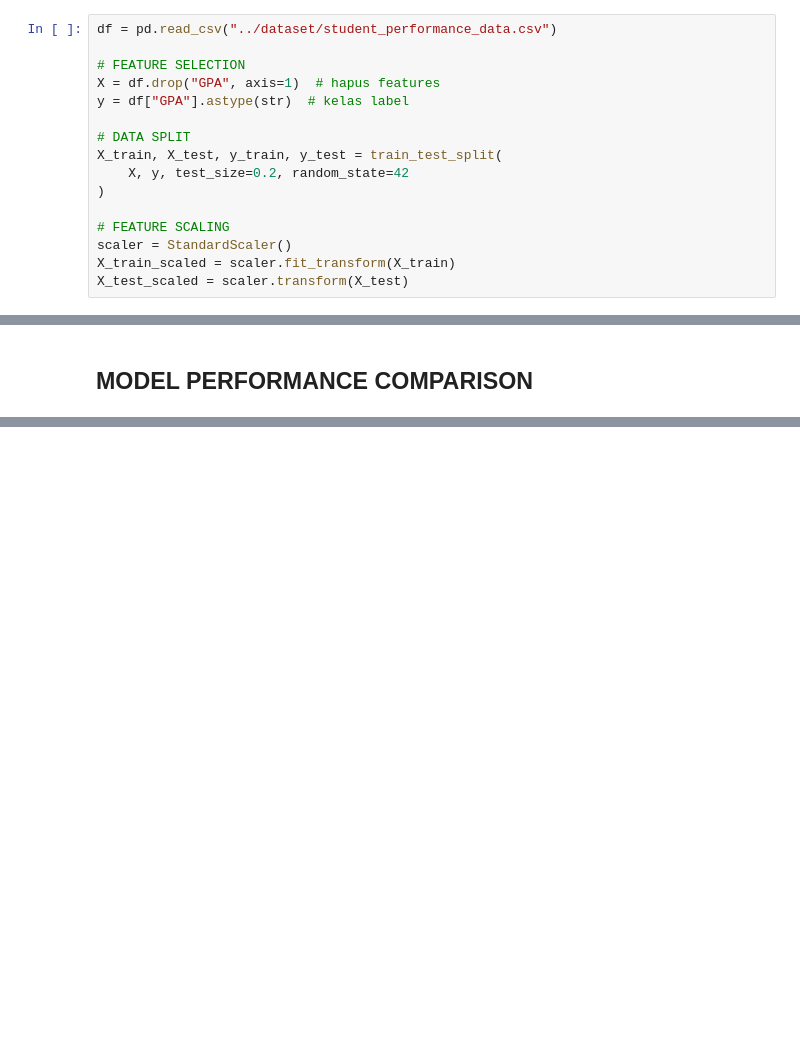
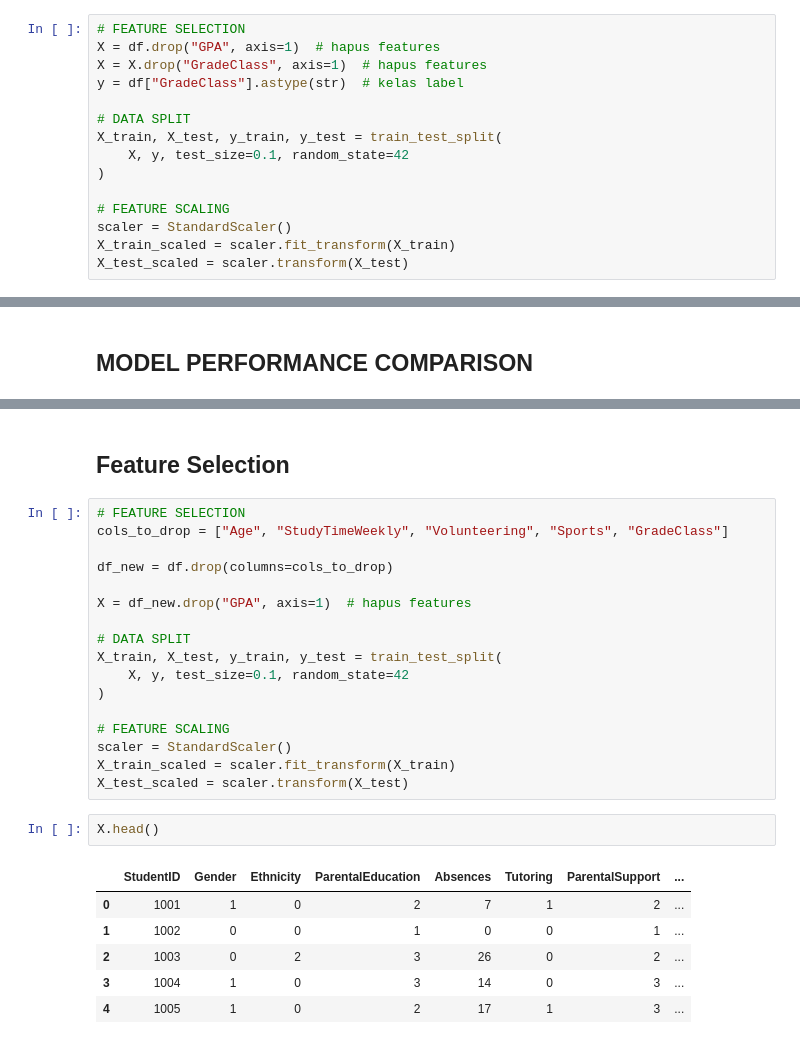
Before and after one commit to Rakasyaa/Tubes-AI-Prediksi-Prestasi-Akademik-Siswa, a Jupyter notebook: code/tubes.ipynb, the cells around one changed output, grey strips where cells are left out. Saved outputs shown, nothing was run; the diff lists cells and outputs as text; blank space fills up the shorter version.

```diff
--- a/code/tubes.ipynb
+++ b/code/tubes.ipynb
@@ -50,13 +70,12 @@ dalam data tersebut terdapat Kolom-kolom sebagai berikut:
 # %%
-df = pd.read_csv("../dataset/student_performance_data.csv")
-
 # FEATURE SELECTION
 X = df.drop("GPA", axis=1)  # hapus features
-y = df["GPA"].astype(str)  # kelas label
+X = X.drop("GradeClass", axis=1)  # hapus features
+y = df["GradeClass"].astype(str)  # kelas label
 
 # DATA SPLIT
 X_train, X_test, y_train, y_test = train_test_split(
-    X, y, test_size=0.2, random_state=42
+    X, y, test_size=0.1, random_state=42
 )
 
 # FEATURE SCALING
@@ -243,0 +173,28 @@ Accuracy: 0.31
+# %% [markdown]
+## Feature Selection
+# %%
+# FEATURE SELECTION
+cols_to_drop = ["Age", "StudyTimeWeekly", "Volunteering", "Sports", "GradeClass"]
+
+df_new = df.drop(columns=cols_to_drop)
+
+X = df_new.drop("GPA", axis=1)  # hapus features
+
+# DATA SPLIT
+X_train, X_test, y_train, y_test = train_test_split(
+    X, y, test_size=0.1, random_state=42
+)
+
+# FEATURE SCALING
+scaler = StandardScaler()
+X_train_scaled = scaler.fit_transform(X_train)
+X_test_scaled = scaler.transform(X_test)
+# %%
+X.head()
+# %% [output]
+|  | StudentID | Gender | Ethnicity | ParentalEducation | Absences | Tutoring | ParentalSupport | ... |
+| 0 | 1001 | 1 | 0 | 2 | 7 | 1 | 2 | ... |
+| 1 | 1002 | 0 | 0 | 1 | 0 | 0 | 1 | ... |
+| 2 | 1003 | 0 | 2 | 3 | 26 | 0 | 2 | ... |
+| 3 | 1004 | 1 | 0 | 3 | 14 | 0 | 3 | ... |
+| 4 | 1005 | 1 | 0 | 2 | 17 | 1 | 3 | ... |
```
Also changed, not shown: parts of 11 cells of this notebook, 4 other files.
